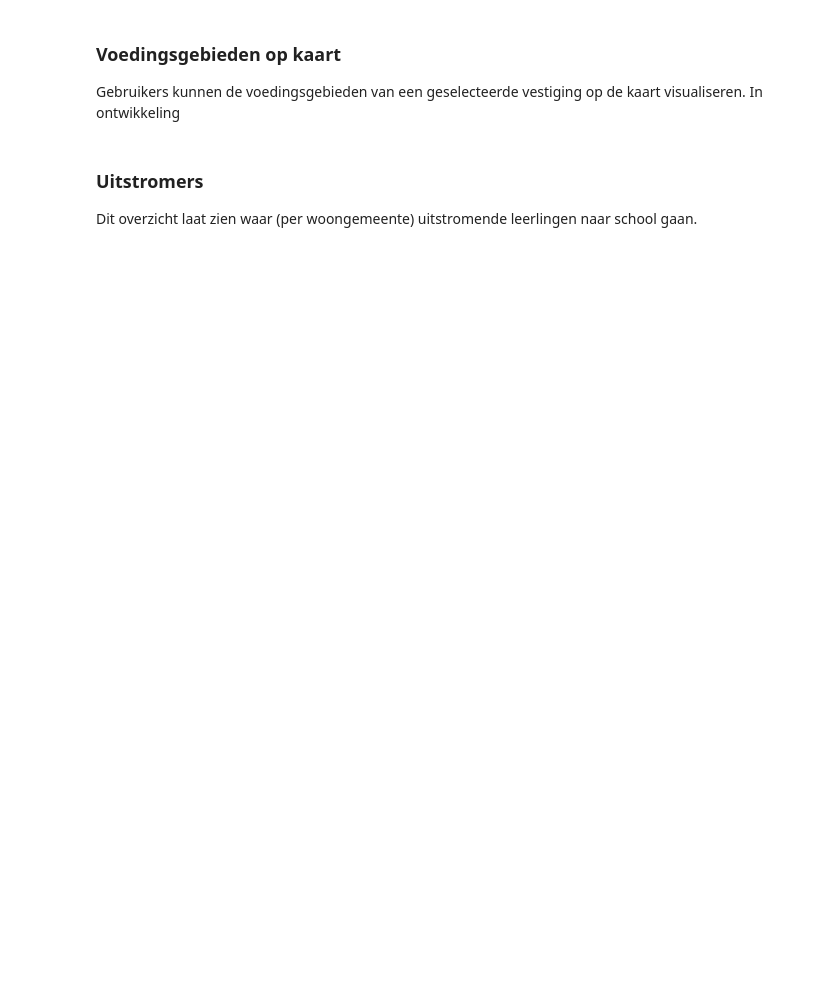
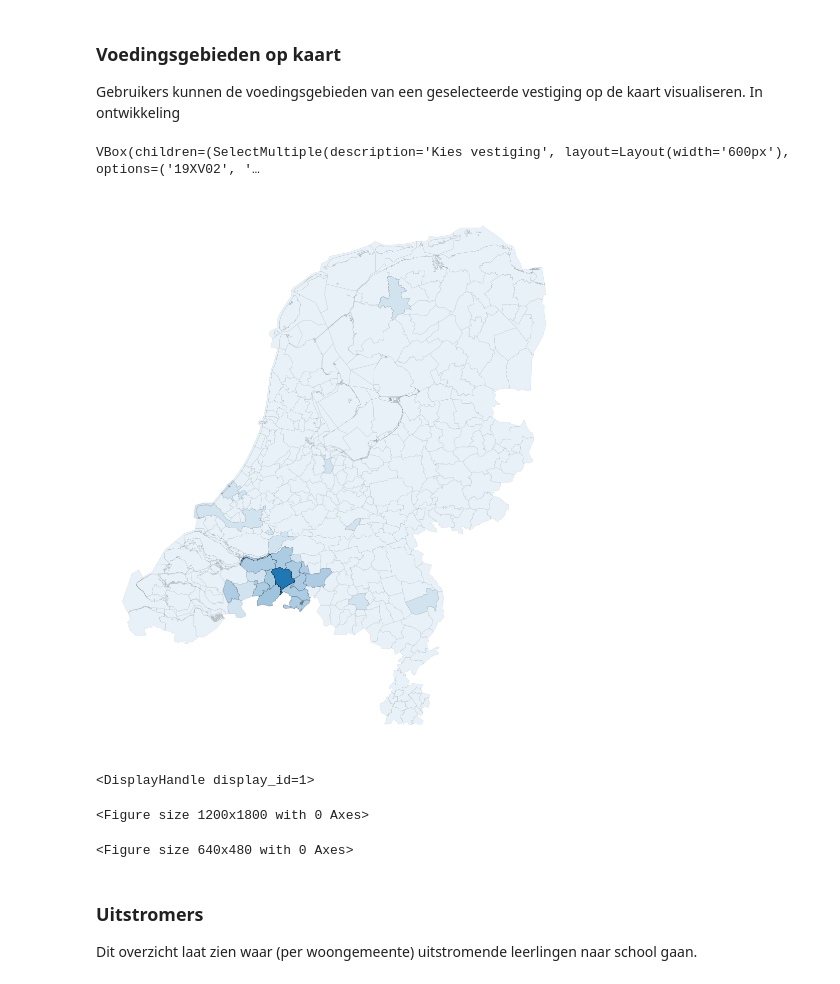
Before and after one commit to MartinBelderBMC/RPO_Dashboard, a Jupyter notebook: Frontend_RPO.ipynb, the cells around one changed output. Drawn from its saved outputs; the diff is of its cells as text; code cells hidden in the pictures; blank space fills up the shorter version.

Commit message:
commit 5-10: aantallen overzicht gefixed, kaart gefixed

```diff
--- a/Frontend_RPO.ipynb
+++ b/Frontend_RPO.ipynb
@@ -1059,7 +1164,14 @@ def select_brin6(*args):
 
   global selected_brin6
 
-  selected_brin6 = select_brin6_widg.value
+  if len(select_brin6_widg.value) > 0:
+
+    selected_brin6 = select_brin6_widg.value
+
+  else:
+
+    selected_brin6 = [brin6[1] for brin6 in brin6_select_widget.options]
+
 
 def toon_kaart(fig, gdf_merge, show_frame, centroids):
 
@@ -1101,7 +1213,7 @@ def maak_kaart_inst_herk(*args):
                                     var_to_axis_map,
                                     val_to_index_on_axis_map,
                                     'BRIN (vestiging)',
-                                    [selected_brin6]
+                                    selected_brin6
                                     )
 
   sub_filtered_array = array_filter(sub_filtered_array,
@@ -1117,11 +1229,19 @@ def maak_kaart_inst_herk(*args):
                                      False,
                                      [])
 
+  # aggregreren over vestigingselectie
+  show_frame['Aantal'] = show_frame[select_jaar]
+
+  show_frame.drop(val_to_index_on_axis_map['Jaar'].keys(), axis = 1, inplace  = True)
+
+  show_frame_grouper = [show_frame['Gemeentenummer (leerling)'] ,show_frame['BRIN (vestiging)']]
+
+  show_frame = show_frame[['Aantal']].groupby(show_frame_grouper).sum()
+
+  show_frame.reset_index(inplace = True)
+
   show_frame.set_index('Gemeentenummer (leerling)', inplace = True)
 
-  show_frame = show_frame[select_jaar]
-
-  show_frame.name = 'Aantal'
 
 
   gdf_merge = pd.merge(gdf, show_frame, how = 'left', left_index = True, right_index = True)
@@ -1136,31 +1256,37 @@ def maak_kaart_inst_herk(*args):
   toon_kaart(fig, gdf_merge, show_frame, centroids)
 # %%
 # @title
-select_brin6_widg = widgets.Dropdown(options = [],
-                                     description = 'Kies vestiging',
-                                     style = {'description_width': '82px'},
-                                     layout = widgets.Layout(width = '600px'))
+select_brin6_widg = widgets.SelectMultiple(options = [brin6[1] for brin6 in brin6_select_widget.options],
+                                           description = 'Kies vestiging',
+                                           style = {'description_width': '82px'},
+                                           layout = widgets.Layout(width = '600px'))
 
 selected_brin6 = select_brin6_widg.value
 
-#select_brin6_widg.observe(select_brin6, names = 'value')
+select_brin6_widg.observe(select_brin6, names = 'value')
 
 box_gemnamen = widgets.Checkbox(description = 'toon gemeentenamen', indent = False)
 
 maak_kaart_button = widgets.Button(description = 'Maak kaart',
                                    style = dict(font_weight='bold', font_size = 24),
                                    layout = widgets.Layout(width='400px', height='50px'))
 
 maak_kaart_button.on_click(maak_kaart_inst_herk)
 
 full_widgets = widgets.VBox(children  = [select_brin6_widg, box_gemnamen, maak_kaart_button])
 
 
 fig = plt.figure(figsize = (12, 18))
 
 display(full_widgets, display_id = 0)
 
 display(fig, display_id = 1)
+# %% [output]
+VBox(children=(SelectMultiple(description='Kies vestiging', layout=Layout(width='600px'), options=('19XV02', '…
+[figure, added]
+<DisplayHandle display_id=1>
+<Figure size 1200x1800 with 0 Axes>
+<Figure size 640x480 with 0 Axes>
 # %% [markdown]
 ### **Uitstromers**
 
```
Also changed, not shown: parts of 16 cells of this notebook.
